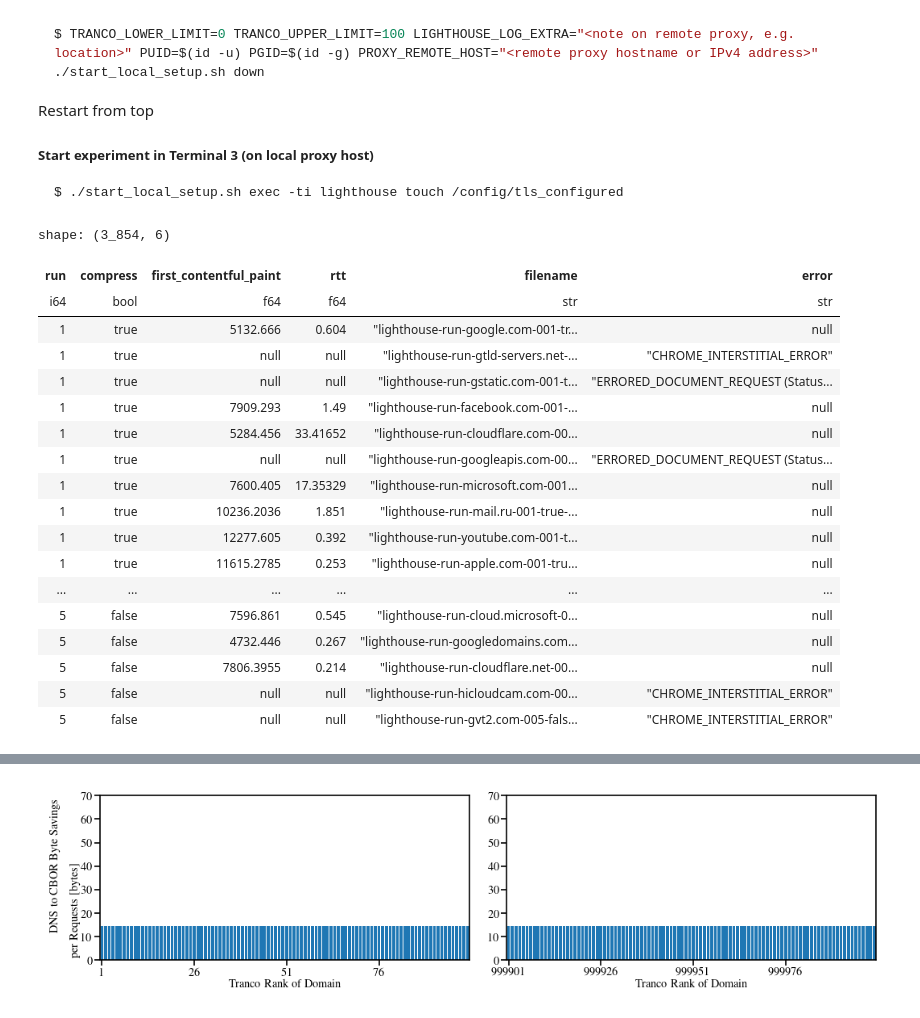
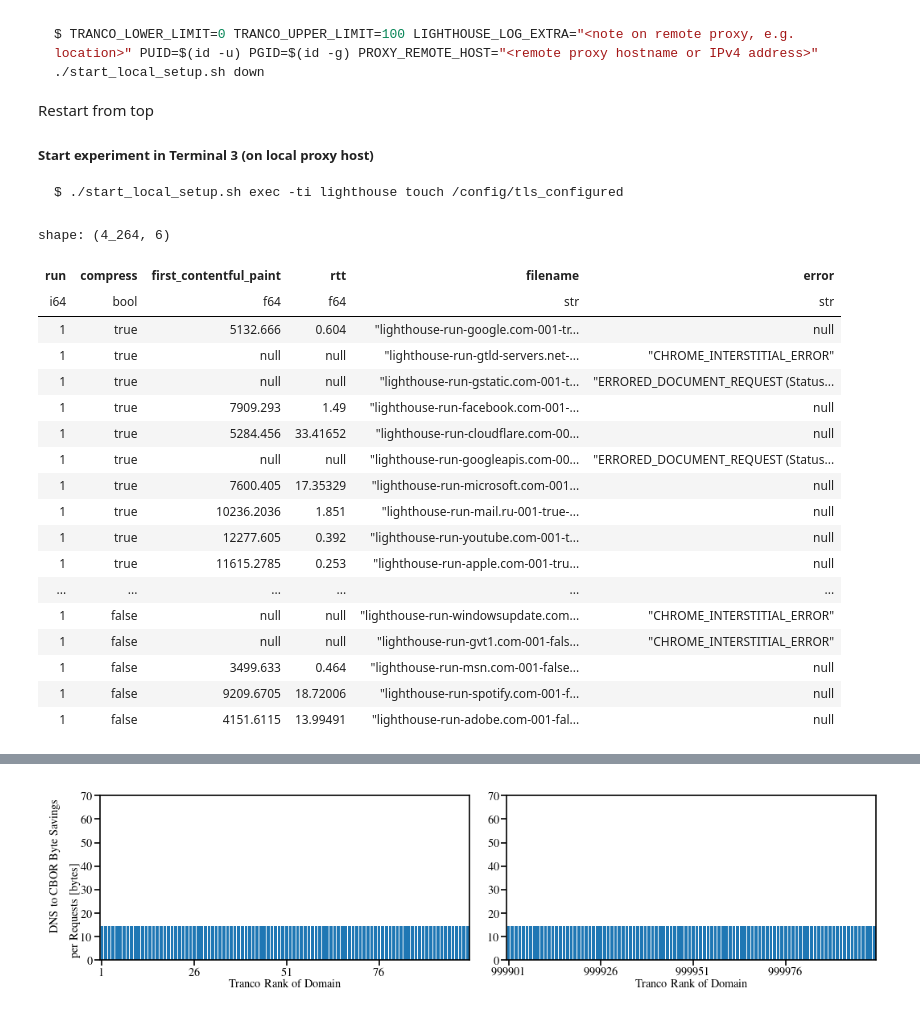
Before and after one commit to miri64/artifacts-tnsm26-cbor-dns-eval, a Jupyter notebook: 06_1evaluation.ipynb, the cells around one changed output, grey strips where cells are left out. Drawn from its saved outputs; the diff is of its cells as text; code cells hidden in the pictures.

Commit message:
06_1evaluation.ipynb: cleanup

````diff
--- a/06_1evaluation.ipynb
+++ b/06_1evaluation.ipynb
@@ -91,26 +92,17 @@ $ ./start_local_setup.sh exec -ti lighthouse touch /config/tls_configured
 ```
 # %%
 fcps = []
-jsons = list((EVALUATION_DIR / "output-dataset" / "2026-04-30-old-run-order").glob("lighthouse-run-*.report.json"))
-jsons += list((EVALUATION_DIR / "output-dataset").glob("lighthouse-run-*.report.json"))
+jsons = list((EVALUATION_DIR / "output-dataset").glob("lighthouse-run-*.report.json"))
 
 for json_report in tqdm(jsons):
     with open(json_report) as json_file:
         obj = json.load(json_file)
-        #match = re.match(r"lighthouse-run-(?P<repeat>\d{3})-(?P<domain>.*)-(?P<run>\d{3})-(?P<compress>true|false)-(?P<packed>true|false)-(?P<lhts>\d+)(?P<extra>.*)?\.report\.json", json_report.name)
         match = re.match(r"lighthouse-run-(?P<domain>.*)-(?P<run>\d{3})-(?P<compress>true|false)-(?P<packed>true|false)-(?P<lhts>\d+)(?P<extra>.*)?\.report\.json", json_report.name)
         res = match.groupdict()
-        #res["repeat"] = int(res["repeat"])
         res["run"] = int(res["run"])
         res["lhts"] = int(res["lhts"])
         if res["run"] == 0:
             # ignore cache warm-up run
-            continue
-        #if res["extra"] != "-africa-south":
-        #    continue
-        elif res["extra"] == "-africa-south" and res["run"] < 4 and res["lhts"] >= datetime.datetime(2026, 5, 1).timestamp():
-            continue
-        elif res["extra"] == "-africa-south" and res["run"] >= 4 and res["lhts"] < datetime.datetime(2026, 5, 1).timestamp():
             continue
         try:
             fcp = obj["audits"]["first-contentful-paint"]["numericValue"]
@@ -156,43 +148,40 @@ for json_report in tqdm(jsons):
 
 if not fcps:
     raise RuntimeError("No valid results yet")
-#display(fcps)
 df = polars.DataFrame(
     fcps,
     infer_schema_length=len(fcps),
-#).filter(
-#    polars.col("lhts") >= 1777463976
-).sort("lhts").rename(
+).unique(subset=["filename"]).sort("lhts").rename(
     {
         "lhts": "lighthouse_timestamp",
         "fcp": "first_contentful_paint",
         "lcp": "largest_contentful_paint",
     }
 ).with_columns(
     polars.from_epoch(
         polars.col("lighthouse_timestamp")
     ).dt.convert_time_zone(time_zone="Europe/Berlin")
 )
 df.write_parquet(EVALUATION_DIR / "output-dataset" / "lighthouse.parquet")
 with polars.Config(fmt_str_lengths=df["filename"].str.len_chars().max(), tbl_rows=100):
     display(df[["run", "compress", "first_contentful_paint", "rtt", "filename", "error"]])
 # %% [output]
-shape: (3_854, 6)
+shape: (4_264, 6)
 | run | compress | first_contentful_paint | rtt | filename | error |
 | i64 | bool | f64 | f64 | str | str |
 | 1 | true | 5132.666 | 0.604 | "lighthouse-run-google.com-001-tr... | null |
 | 1 | true | null | null | "lighthouse-run-gtld-servers.net-... | "CHROME_INTERSTITIAL_ERROR" |
 | 1 | true | null | null | "lighthouse-run-gstatic.com-001-t... | "ERRORED_DOCUMENT_REQUEST (Status... |
 | 1 | true | 7909.293 | 1.49 | "lighthouse-run-facebook.com-001-... | null |
 | 1 | true | 5284.456 | 33.41652 | "lighthouse-run-cloudflare.com-00... | null |
 | 1 | true | null | null | "lighthouse-run-googleapis.com-00... | "ERRORED_DOCUMENT_REQUEST (Status... |
 | 1 | true | 7600.405 | 17.35329 | "lighthouse-run-microsoft.com-001... | null |
 | 1 | true | 10236.2036 | 1.851 | "lighthouse-run-mail.ru-001-true-... | null |
 | 1 | true | 12277.605 | 0.392 | "lighthouse-run-youtube.com-001-t... | null |
 | 1 | true | 11615.2785 | 0.253 | "lighthouse-run-apple.com-001-tru... | null |
 | ... | ... | ... | ... | ... | ... |
-| 5 | false | 7596.861 | 0.545 | "lighthouse-run-cloud.microsoft-0... | null |
-| 5 | false | 4732.446 | 0.267 | "lighthouse-run-googledomains.com... | null |
-| 5 | false | 7806.3955 | 0.214 | "lighthouse-run-cloudflare.net-00... | null |
-| 5 | false | null | null | "lighthouse-run-hicloudcam.com-00... | "CHROME_INTERSTITIAL_ERROR" |
-| 5 | false | null | null | "lighthouse-run-gvt2.com-005-fals... | "CHROME_INTERSTITIAL_ERROR" |
+| 1 | false | null | null | "lighthouse-run-windowsupdate.com... | "CHROME_INTERSTITIAL_ERROR" |
+| 1 | false | null | null | "lighthouse-run-gvt1.com-001-fals... | "CHROME_INTERSTITIAL_ERROR" |
+| 1 | false | 3499.633 | 0.464 | "lighthouse-run-msn.com-001-false... | null |
+| 1 | false | 9209.6705 | 18.72006 | "lighthouse-run-spotify.com-001-f... | null |
+| 1 | false | 4151.6115 | 13.99491 | "lighthouse-run-adobe.com-001-fal... | null |
````
Also changed, not shown: parts of 8 cells of this notebook, 5 other files.
